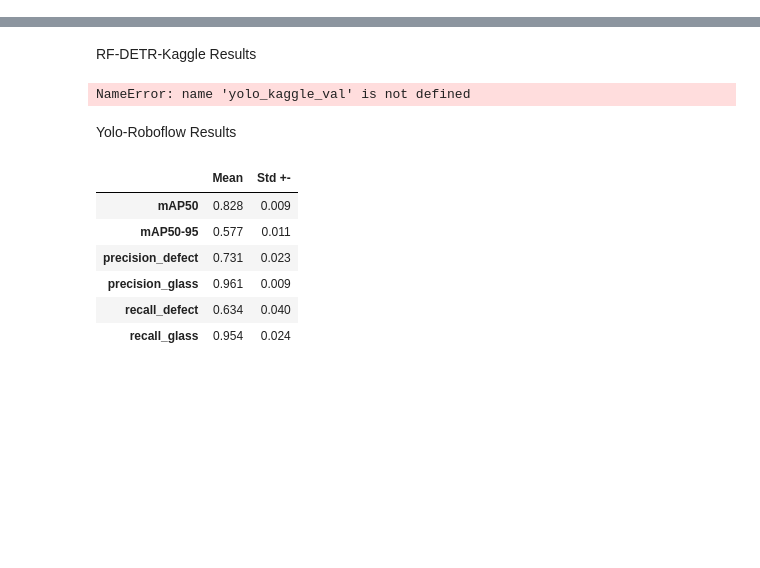
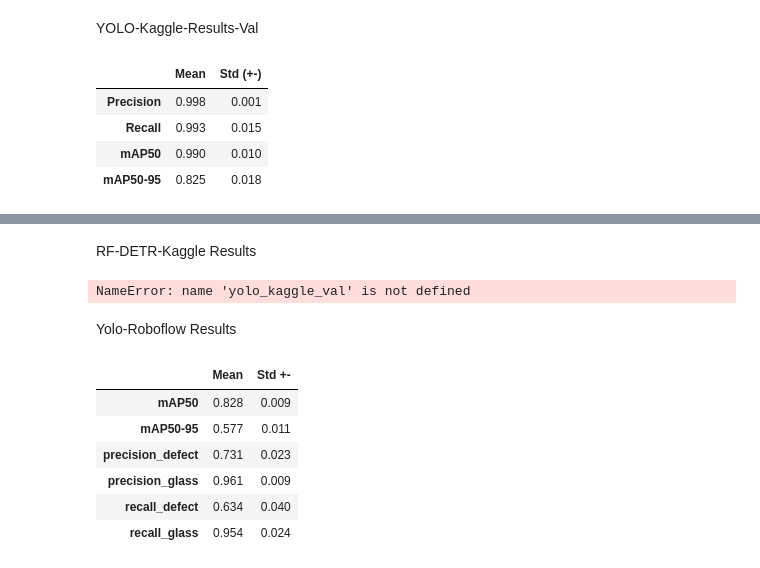
Before and after one commit to kekslol24/Glass-Defect-Detection-Evaluating-Object-Detection-Models, a Jupyter notebook: #Deployment/Code/resultsplotting.ipynb, the cells around one changed output, grey strips where cells are left out. Cells and saved outputs as stored; diff of their text form; code cells hidden in the pictures; blank space fills up the shorter version.

```diff
--- a/#Deployment/Code/resultsplotting.ipynb
+++ b/#Deployment/Code/resultsplotting.ipynb
@@ -2,4 +2,55 @@
 import numpy as np
 import pandas as pd
 import matplotlib.pyplot as plt
+# %% [markdown]
+YOLO-Kaggle-Results-Val
+# %%
+data_kaggle_yolo_val = [{
+    "Fold": 1,
+    "Precision": 0.998,
+    "Recall": 1,
+    "mAP50": 0.995,
+    "mAP50-95": 0.821
+},
+{
+    "Fold": 2,
+    "Precision": 0.998,
+    "Recall": 1,
+    "mAP50": 0.995,
+    "mAP50-95": 0.844
+},
+{
+    "Fold": 3,
+    "Precision": 0.997,
+    "Recall": 0.967,
+    "mAP50": 0.972,
+    "mAP50-95": 0.798
+},
+{
+    "Fold": 4,
+    "Precision": 1,
+    "Recall": 1,
+    "mAP50": 0.995,
+    "mAP50-95": 0.838
+},
+{
+    "Fold": 5,
+    "Precision": 0.997,
+    "Recall": 1,
+    "mAP50": 0.995,
+    "mAP50-95": 0.822
+}
+]
+
+yolo_kaggle_val_df = pd.DataFrame(data_kaggle_yolo_val)
+
+yolo_kaggle_val_df = round(yolo_kaggle_val_df.drop(columns="Fold").agg(["mean", "std"]).rename({"mean": "Mean", "std": "Std (+-)"}).T,3)
+
+yolo_kaggle_val_df
+# %% [output]
+|  | Mean | Std (+-) |
+| Precision | 0.998 | 0.001 |
+| Recall | 0.993 | 0.015 |
+| mAP50 | 0.990 | 0.010 |
+| mAP50-95 | 0.825 | 0.018 |
 # %% [markdown]
```
Also changed, not shown: parts of 16 cells of this notebook.
